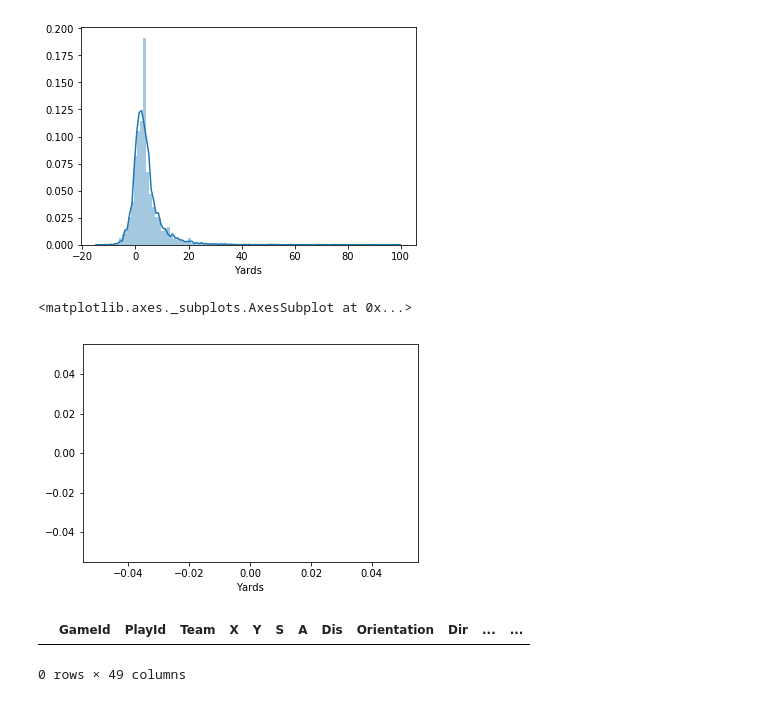
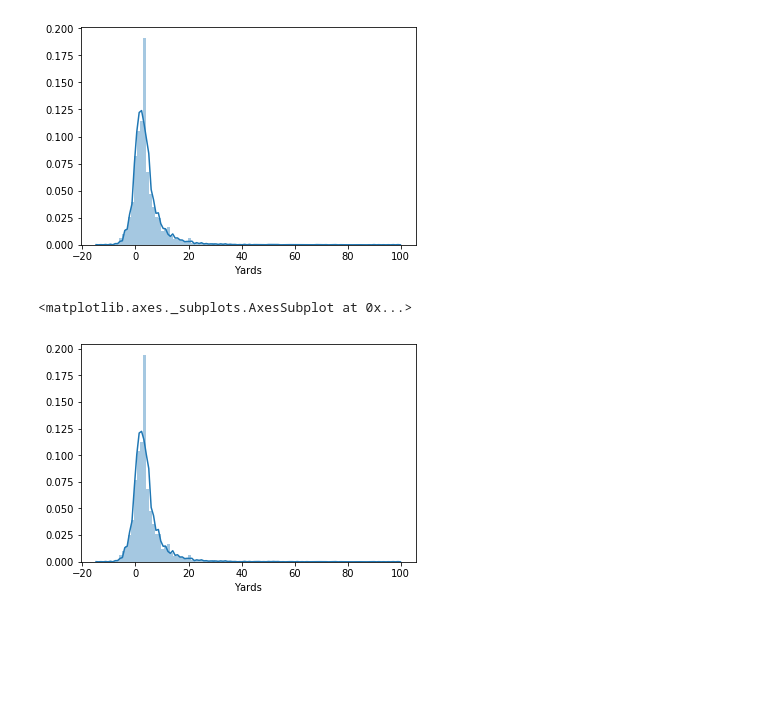
Before and after one commit to zoo911/NFL-Rushing-Data-Analysis, a Jupyter notebook: Histograms.ipynb, the cells around one changed output. Saved outputs shown, nothing was run; the diff lists cells and outputs as text; code cells hidden in the pictures; blank space fills up the shorter version.

Commit message:
Compare distributions for early and late downs

```diff
--- a/Histograms.ipynb
+++ b/Histograms.ipynb
@@ -14,12 +15,8 @@ sns.distplot( df['Yards'], bins=100)
 <matplotlib.axes._subplots.AxesSubplot at 0x...>
 [figure]
 # %%
-sns.distplot(df.loc[df[''].isin(['home'])]['Yards'], bins=100)
+early_downs = df.loc[df['Down'].isin([1, 2])]['Yards']
+sns.distplot(home_yards, bins=100)
 # %% [output]
 <matplotlib.axes._subplots.AxesSubplot at 0x...>
-[figure, old version]
+[figure, new version]
-# %%
-df.loc[df['Yards'].isin(['home'])]
-# %% [output]
-|  | GameId | PlayId | Team | X | Y | S | A | Dis | Orientation | Dir | ... | ... |
-0 rows × 49 columns
```
Also changed, not shown: parts of 3 cells of this notebook.
